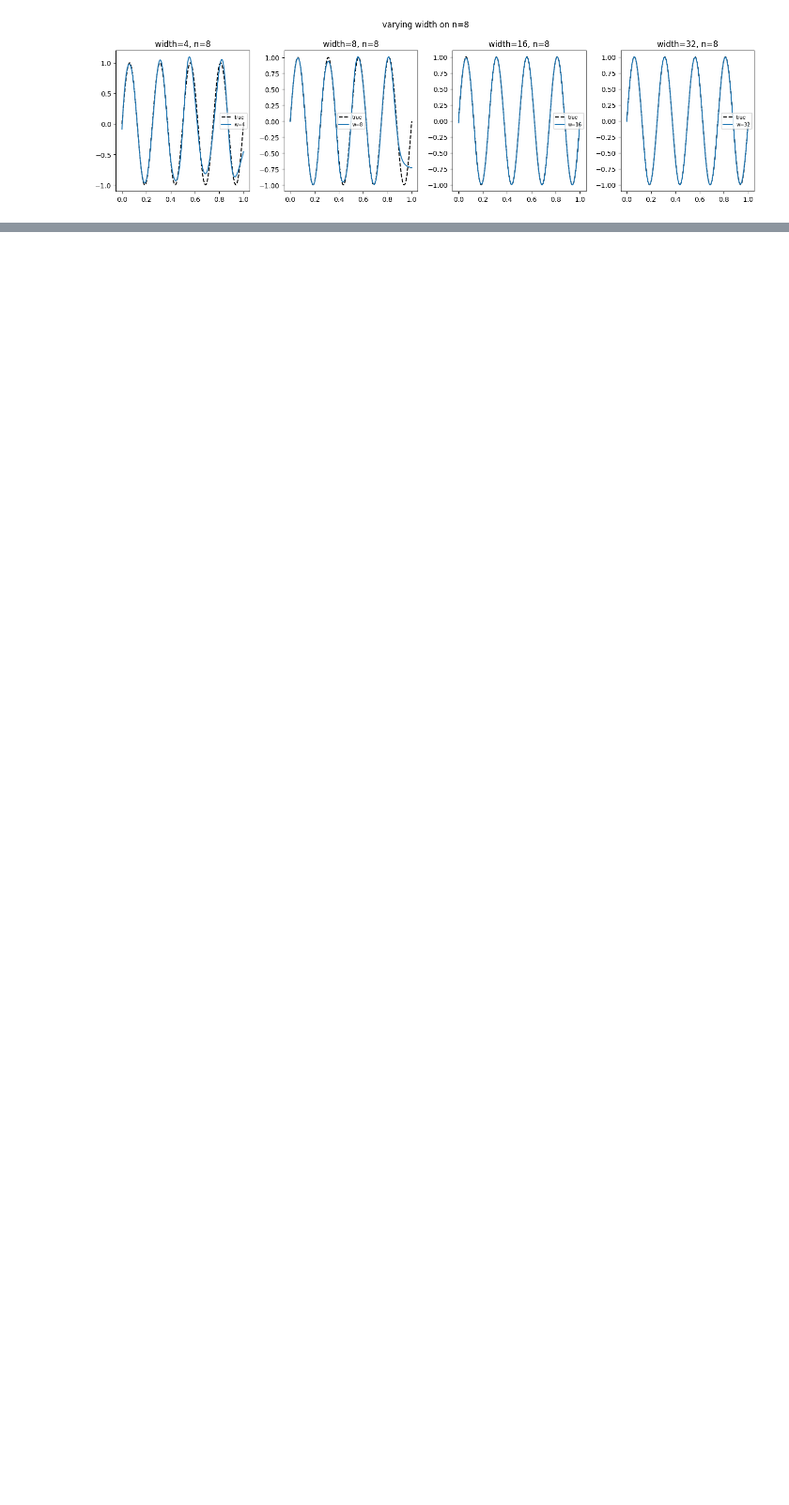
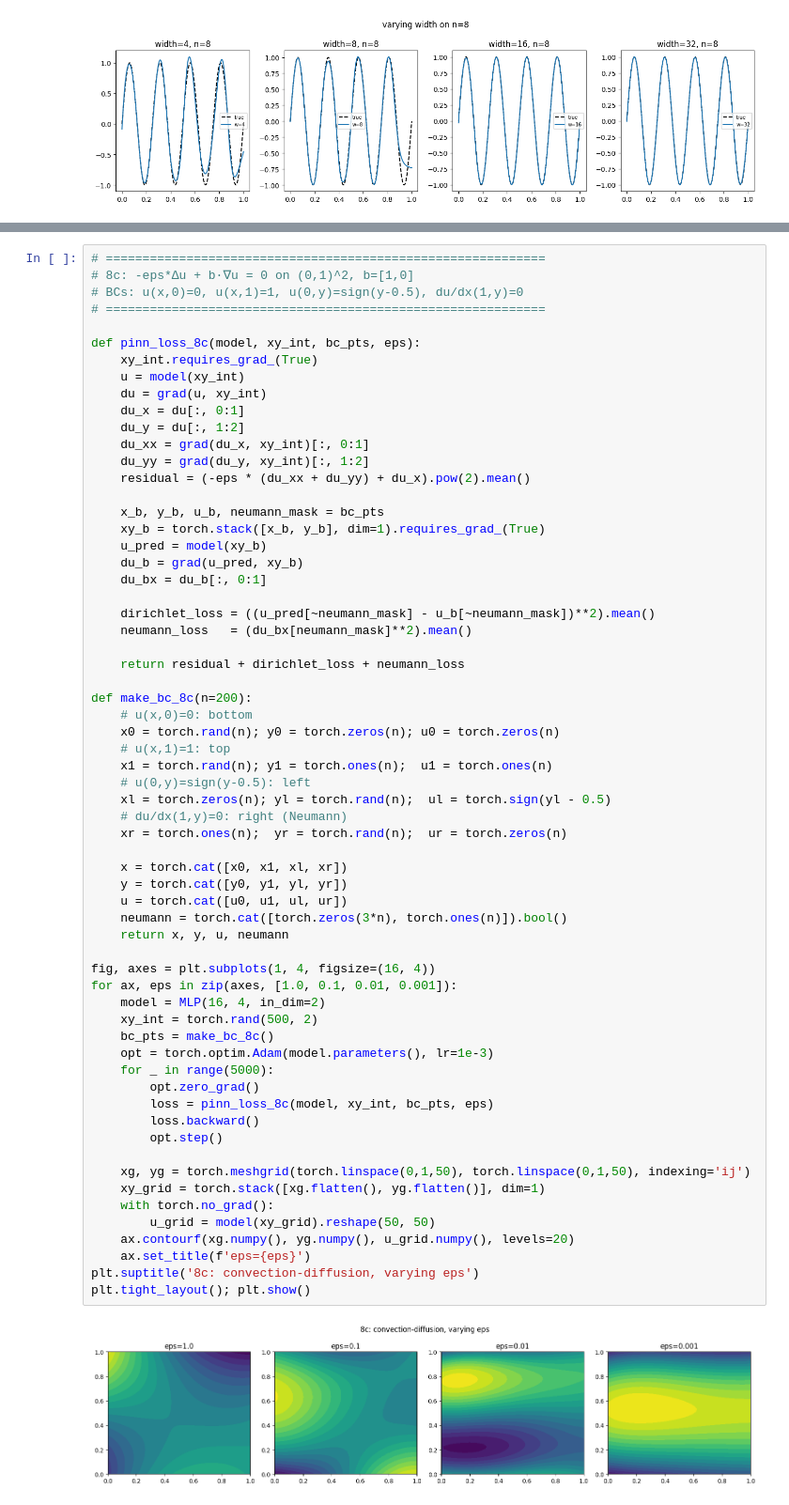
Before and after one commit to CalculatorAddict/pinn-coursework, a Jupyter notebook: exercises.ipynb, the cells around one changed output, grey strips where cells are left out. Shown at 94% size. Cells and saved outputs as stored; diff of their text form; blank space fills up the shorter version.

```diff
--- a/exercises.ipynb
+++ b/exercises.ipynb
@@ -364,0 +557,65 @@ plt.suptitle('varying width on n=8'); plt.tight_layout(); plt.show()
+# %%
+# ============================================================
+# 8c: -eps*∆u + b·∇u = 0 on (0,1)^2, b=[1,0]
+# BCs: u(x,0)=0, u(x,1)=1, u(0,y)=sign(y-0.5), du/dx(1,y)=0
+# ============================================================
+
+def pinn_loss_8c(model, xy_int, bc_pts, eps):
+    xy_int.requires_grad_(True)
+    u = model(xy_int)
+    du = grad(u, xy_int)
+    du_x = du[:, 0:1]
+    du_y = du[:, 1:2]
+    du_xx = grad(du_x, xy_int)[:, 0:1]
+    du_yy = grad(du_y, xy_int)[:, 1:2]
+    residual = (-eps * (du_xx + du_yy) + du_x).pow(2).mean()
+
+    x_b, y_b, u_b, neumann_mask = bc_pts
+    xy_b = torch.stack([x_b, y_b], dim=1).requires_grad_(True)
+    u_pred = model(xy_b)
+    du_b = grad(u_pred, xy_b)
+    du_bx = du_b[:, 0:1]
+
+    dirichlet_loss = ((u_pred[~neumann_mask] - u_b[~neumann_mask])**2).mean()
+    neumann_loss   = (du_bx[neumann_mask]**2).mean()
+
+    return residual + dirichlet_loss + neumann_loss
+
+def make_bc_8c(n=200):
+    # u(x,0)=0: bottom
+    x0 = torch.rand(n); y0 = torch.zeros(n); u0 = torch.zeros(n)
+    # u(x,1)=1: top
+    x1 = torch.rand(n); y1 = torch.ones(n);  u1 = torch.ones(n)
+    # u(0,y)=sign(y-0.5): left
+    xl = torch.zeros(n); yl = torch.rand(n);  ul = torch.sign(yl - 0.5)
+    # du/dx(1,y)=0: right (Neumann)
+    xr = torch.ones(n);  yr = torch.rand(n);  ur = torch.zeros(n)
+
+    x = torch.cat([x0, x1, xl, xr])
+    y = torch.cat([y0, y1, yl, yr])
+    u = torch.cat([u0, u1, ul, ur])
+    neumann = torch.cat([torch.zeros(3*n), torch.ones(n)]).bool()
+    return x, y, u, neumann
+
+fig, axes = plt.subplots(1, 4, figsize=(16, 4))
+for ax, eps in zip(axes, [1.0, 0.1, 0.01, 0.001]):
+    model = MLP(16, 4, in_dim=2)
+    xy_int = torch.rand(500, 2)
+    bc_pts = make_bc_8c()
+    opt = torch.optim.Adam(model.parameters(), lr=1e-3)
+    for _ in range(5000):
+        opt.zero_grad()
+        loss = pinn_loss_8c(model, xy_int, bc_pts, eps)
+        loss.backward()
+        opt.step()
+
+    xg, yg = torch.meshgrid(torch.linspace(0,1,50), torch.linspace(0,1,50), indexing='ij')
+    xy_grid = torch.stack([xg.flatten(), yg.flatten()], dim=1)
+    with torch.no_grad():
+        u_grid = model(xy_grid).reshape(50, 50)
+    ax.contourf(xg.numpy(), yg.numpy(), u_grid.numpy(), levels=20)
+    ax.set_title(f'eps={eps}')
+plt.suptitle('8c: convection-diffusion, varying eps')
+plt.tight_layout(); plt.show()
+# %% [output]
+[figure, added]
```
Also changed, not shown: parts of 8 cells of this notebook.
